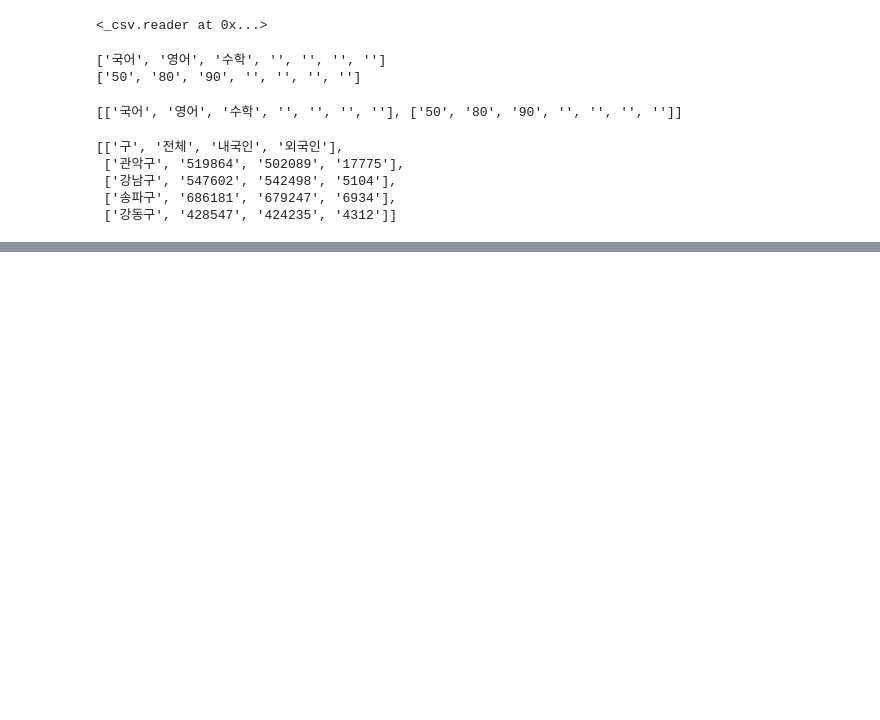
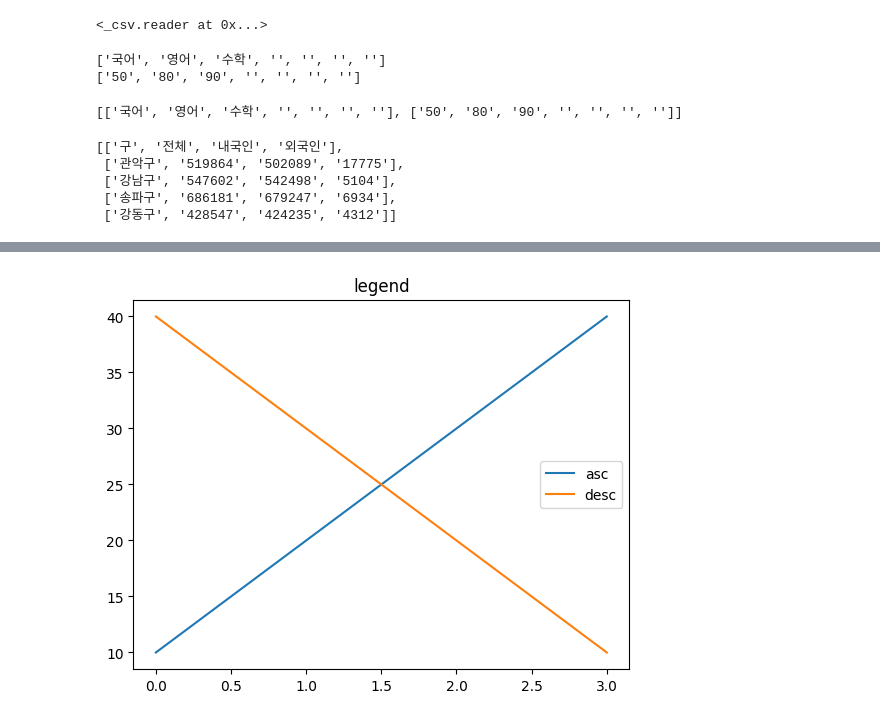
Before and after one commit to Haaahm/DA_School_1, a Jupyter notebook: 정리노트/0508_CSV파일_다루기_파이썬_심화.ipynb, the cells around one changed output, grey strips where cells are left out. Saved outputs shown, nothing was run; the diff lists cells and outputs as text; code cells hidden in the pictures; blank space fills up the shorter version.

```diff
--- a/정리노트/0508_CSV파일_다루기_파이썬_심화.ipynb
+++ b/정리노트/0508_CSV파일_다루기_파이썬_심화.ipynb
@@ -383,0 +1050,10 @@ writecsv('new_abc.csv', b)
+# %%
+# 범례 지정
+
+plt.title('legend')#타이틀은 legend 로 지정
+plt.plot([10,20,30,40], label = 'asc') #상승라인은 asc로 지정
+plt.plot([40,30,20,10], label = 'desc') #하강라인은 desc로 지정
+plt.legend()#범례표시 호출
+plt.show()
+# %% [output]
+[figure, added]
```
Also changed, not shown: parts of 79 cells of this notebook.
